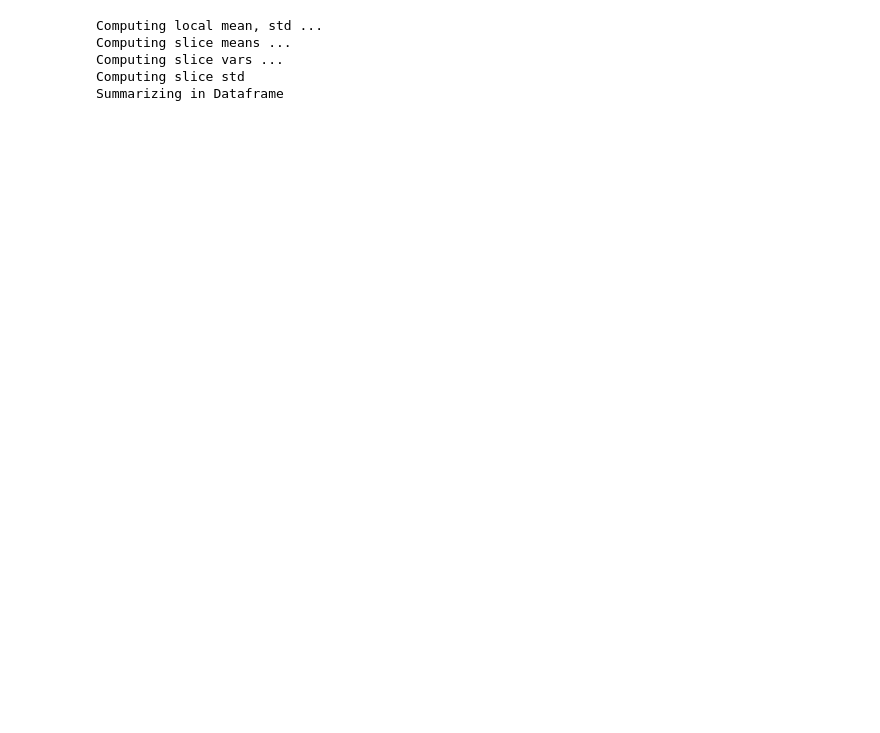
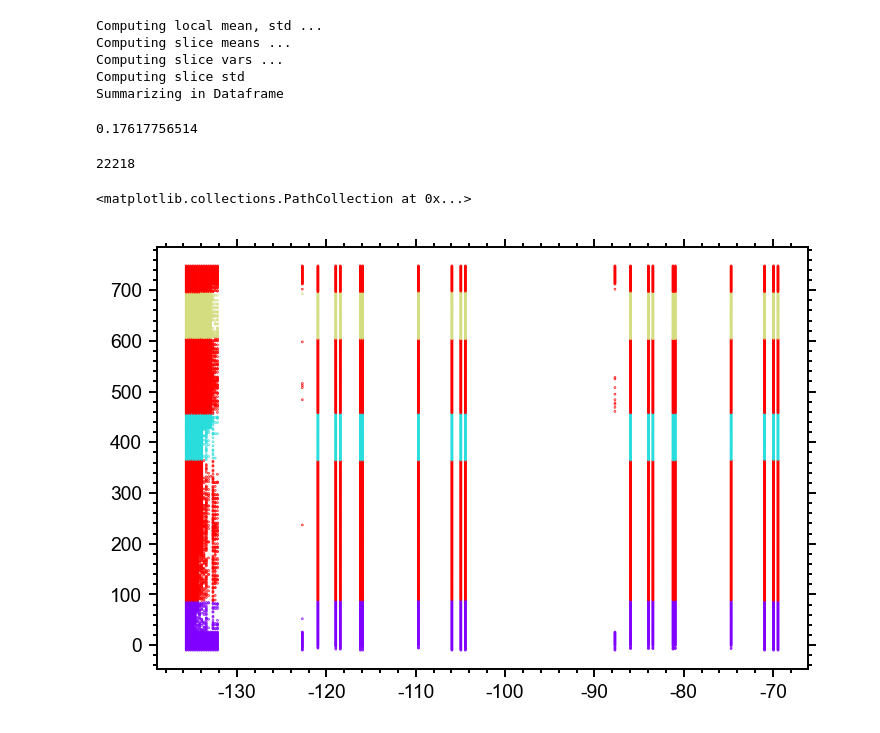
Before and after one commit to lwsspy/lwsspy.ml, a Jupyter notebook: examples/svm.ipynb, the cells around one changed output. Cells and saved outputs as stored; diff of their text form; code cells hidden in the pictures; blank space fills up the shorter version.

```diff
--- a/examples/svm.ipynb
+++ b/examples/svm.ipynb
@@ -31,4 +31,21 @@ clf = svm.SVC(decision_function_shape='ovo')
 
 svc = clf.fit(Xr, yr)
 # %%
-y = svc.predict(X)
+ypred = svc.predict(X)
+# %%
+
+loss = 1/len(y) * np.sum(((ypred - y)/3)**2)
+print(loss)
+# %% [output]
+0.17617756514
+# %%
+pos = np.where(np.isclose(df.y, 50.55))
+dfx = df.iloc[pos]
+print(len(dfx))
+# %% [output]
+22218
+# %%
+plt.scatter(dfx.x, dfx.z, s=0.1, c=ypred[pos], cmap='rainbow')
+# %% [output]
+<matplotlib.collections.PathCollection at 0x...>
+[figure, added]
```
Also changed, not shown: 2 other files.
